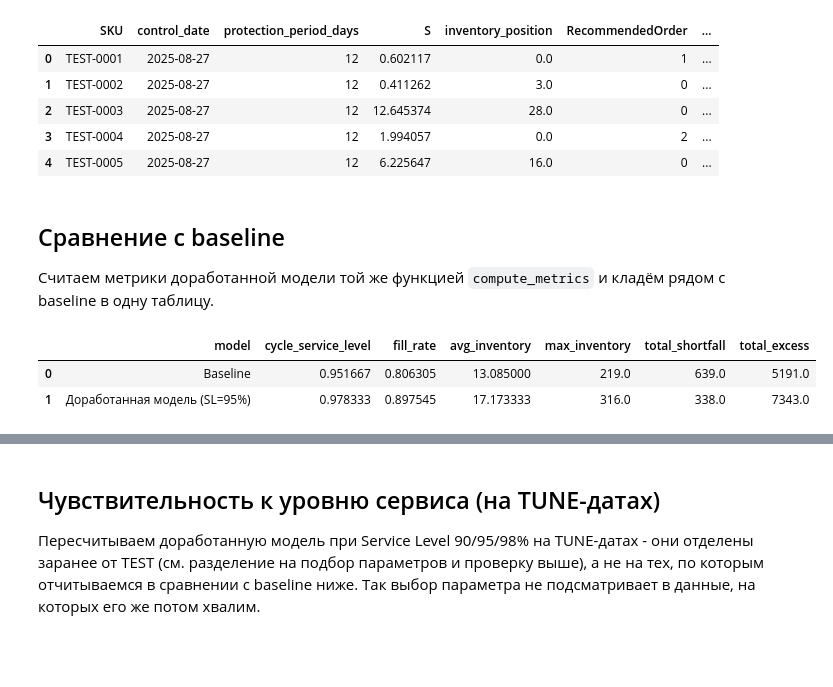
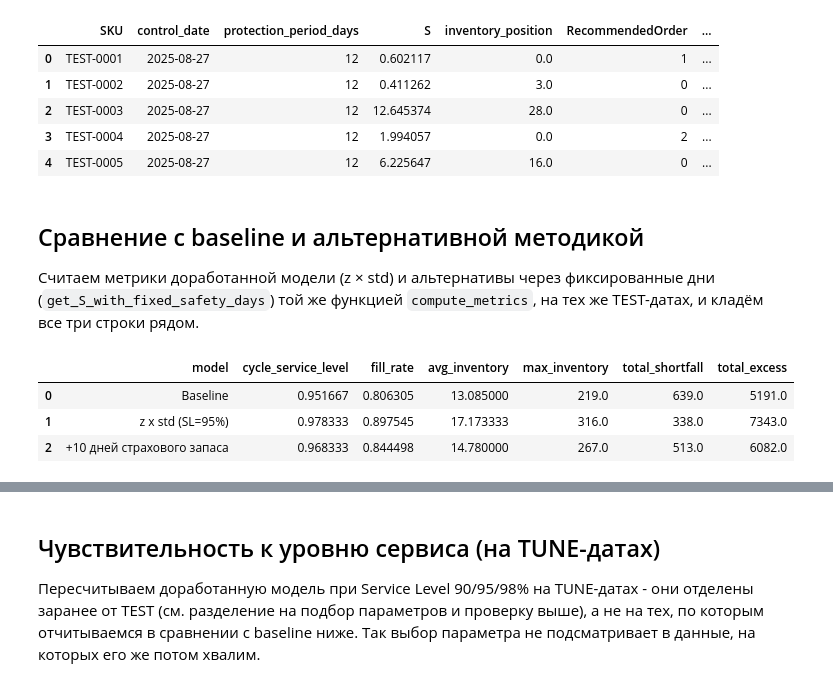
Before and after one commit to Viktor-VK/reorder-model, a Jupyter notebook: notebooks/reorder_model.ipynb, the cells around one changed output, grey strips where cells are left out. Cells and saved outputs as stored; diff of their text form; code cells hidden in the pictures; blank space fills up the shorter version.

```diff
--- a/notebooks/reorder_model.ipynb
+++ b/notebooks/reorder_model.ipynb
@@ -16,16 +16,21 @@ import pandas as pd
 # norm — для z-квантиля нормального распределения в формуле страхового запаса.
 from scipy.stats import norm
 # %%
-# Имена файлов с исходными данными — если файлы переименуют, меняем только здесь.
+# Имена файлов с исходными данными - если файлы переименуют, меняем только здесь.
 CANDIDATE_FILE_NAME = "candidate_data.xlsx"
 DICTIONARY_FILE_NAME = "data_dictionary.xlsx"
 
-# Дата финального расчёта RecommendedOrder — задана условием задания.
+# Дата финального расчёта RecommendedOrder - задана условием задания.
 CALCULATION_DATE = pd.Timestamp("2025-09-19")
 
-# Целевой уровень сервиса для доработанной модели (эмпирический квантиль). Не задан в задании явно -
+# Целевой уровень сервиса для доработанной модели (z x std). Не задан в задании явно -
 # 95% выбран как разумная отправная точка, чувствительность к этому значению проверяем отдельно.
 SERVICE_LEVEL = 0.95
+
+# Альтернативный способ страхового запаса - фиксированное число дней вместо z x std.
+# Число не подбиралось через чувствительность (в отличие от SERVICE_LEVEL), взято как
+# отправная точка для сравнения двух методик.
+SAFETY_DAYS = 10
 # %% [markdown]
 ## Функции
 
@@ -199,3 +208,11 @@ def compute_metrics(decisions_df, model_name):
+# %%
+def get_S_with_fixed_safety_days(as_of_date, protection_period_days, safety_days):
+    """S = средний спрос x (protection_period_days + safety_days) - страховой запас
+    выражен в днях, а не в единицах товара, и одинаков в днях для всех SKU."""
+    past_history = history_df[history_df["Date"] < as_of_date]
+    mean_daily = past_history.groupby("SKU")["SalesQty"].mean()
+    S = mean_daily * (protection_period_days + safety_days)
+    return S.reindex(sku_df["SKU"]).fillna(0.0)
 # %% [markdown]
 # Раздел 1. Baseline
 # %% [markdown]
@@ -877,18 +894,27 @@ improved_decisions_df.head()
 | 3 | TEST-0004 | 2025-08-27 | 12 | 1.994057 | 0.0 | 2 | ... |
 | 4 | TEST-0005 | 2025-08-27 | 12 | 6.225647 | 16.0 | 0 | ... |
 # %% [markdown]
-## Сравнение с baseline
+## Сравнение с baseline и альтернативной методикой
 
-Считаем метрики доработанной модели той же функцией `compute_metrics` и кладём рядом с baseline в одну таблицу.
+Считаем метрики доработанной модели (z × std) и альтернативы через фиксированные дни (`get_S_with_fixed_safety_days`) той же функцией `compute_metrics`, на тех же TEST-датах, и кладём все три строки рядом.
 # %%
-improved_metrics_df = compute_metrics(improved_decisions_df, f"Доработанная модель (SL={SERVICE_LEVEL:.0%})")
+improved_metrics_df = compute_metrics(improved_decisions_df, f"z x std (SL={SERVICE_LEVEL:.0%})")
 
-comparison_df = pd.concat([baseline_metrics_df, improved_metrics_df], ignore_index=True)
+# Альтернатива: те же TEST-даты, но S считается через фиксированные дни страхового запаса.
+fixed_days_decisions_df = build_decisions(
+    test_dates_df, get_S_with_fixed_safety_days, safety_days=SAFETY_DAYS
+)
+fixed_days_metrics_df = compute_metrics(fixed_days_decisions_df, f"+{SAFETY_DAYS} дней страхового запаса")
+
+comparison_df = pd.concat(
+    [baseline_metrics_df, improved_metrics_df, fixed_days_metrics_df], ignore_index=True
+)
 comparison_df
 # %% [output]
 |  | model | cycle_service_level | fill_rate | avg_inventory | max_inventory | total_shortfall | total_excess |
 | 0 | Baseline | 0.951667 | 0.806305 | 13.085000 | 219.0 | 639.0 | 5191.0 |
-| 1 | Доработанная модель (SL=95%) | 0.978333 | 0.897545 | 17.173333 | 316.0 | 338.0 | 7343.0 |
+| 1 | z x std (SL=95%) | 0.978333 | 0.897545 | 17.173333 | 316.0 | 338.0 | 7343.0 |
+| 2 | +10 дней страхового запаса | 0.968333 | 0.844498 | 14.780000 | 267.0 | 513.0 | 6082.0 |
 # %% [markdown]
 ### Выводы и наблюдения
 
```
Also changed, not shown: parts of 2 cells of this notebook, 1 other file.
